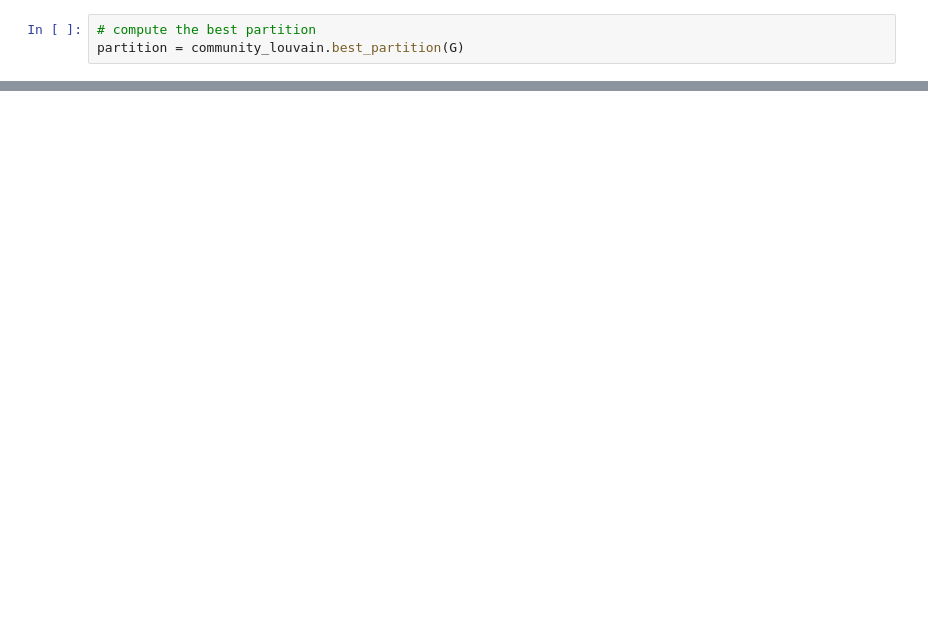
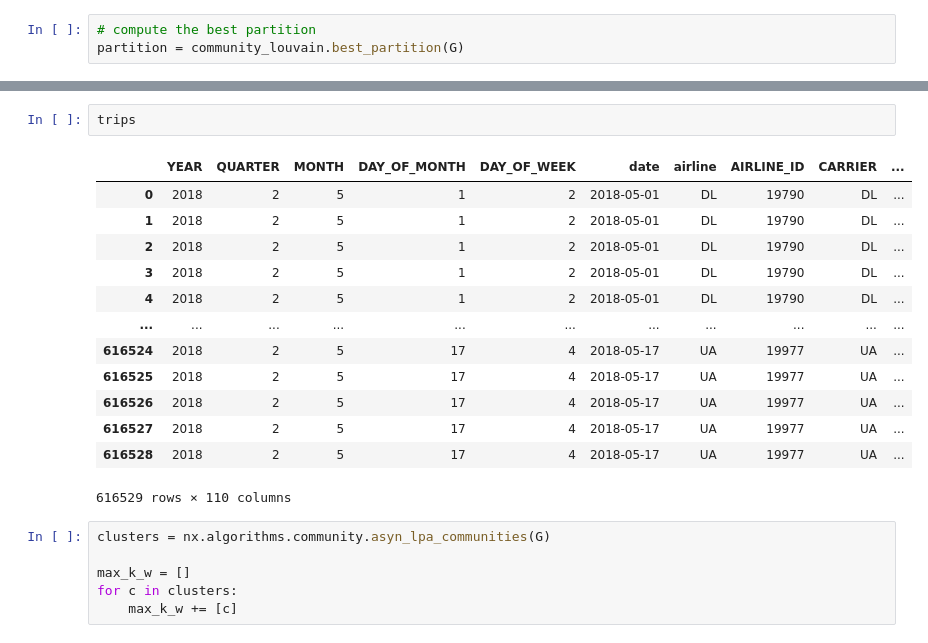
Before and after one commit to chunsejin/KGProjects_DAU, a Jupyter notebook: Appendix_Networkx.ipynb, the cells around one changed output, grey strips where cells are left out. Cells and saved outputs as stored; diff of their text form; blank space fills up the shorter version.

```diff
--- a/Appendix_Networkx.ipynb
+++ b/Appendix_Networkx.ipynb
@@ -403,0 +359,22 @@ plt.show()
+# %%
+trips
+# %% [output]
+|  | YEAR | QUARTER | MONTH | DAY_OF_MONTH | DAY_OF_WEEK | date | airline | AIRLINE_ID | CARRIER | ... |
+| 0 | 2018 | 2 | 5 | 1 | 2 | 2018-05-01 | DL | 19790 | DL | ... |
+| 1 | 2018 | 2 | 5 | 1 | 2 | 2018-05-01 | DL | 19790 | DL | ... |
+| 2 | 2018 | 2 | 5 | 1 | 2 | 2018-05-01 | DL | 19790 | DL | ... |
+| 3 | 2018 | 2 | 5 | 1 | 2 | 2018-05-01 | DL | 19790 | DL | ... |
+| 4 | 2018 | 2 | 5 | 1 | 2 | 2018-05-01 | DL | 19790 | DL | ... |
+| ... | ... | ... | ... | ... | ... | ... | ... | ... | ... | ... |
+| 616524 | 2018 | 2 | 5 | 17 | 4 | 2018-05-17 | UA | 19977 | UA | ... |
+| 616525 | 2018 | 2 | 5 | 17 | 4 | 2018-05-17 | UA | 19977 | UA | ... |
+| 616526 | 2018 | 2 | 5 | 17 | 4 | 2018-05-17 | UA | 19977 | UA | ... |
+| 616527 | 2018 | 2 | 5 | 17 | 4 | 2018-05-17 | UA | 19977 | UA | ... |
+| 616528 | 2018 | 2 | 5 | 17 | 4 | 2018-05-17 | UA | 19977 | UA | ... |
+616529 rows × 110 columns
+# %%
+clusters = nx.algorithms.community.asyn_lpa_communities(G)
+
+max_k_w = []
+for c in clusters:
+    max_k_w += [c]
```
Also changed, not shown: parts of 33 cells of this notebook, 1 other file.
